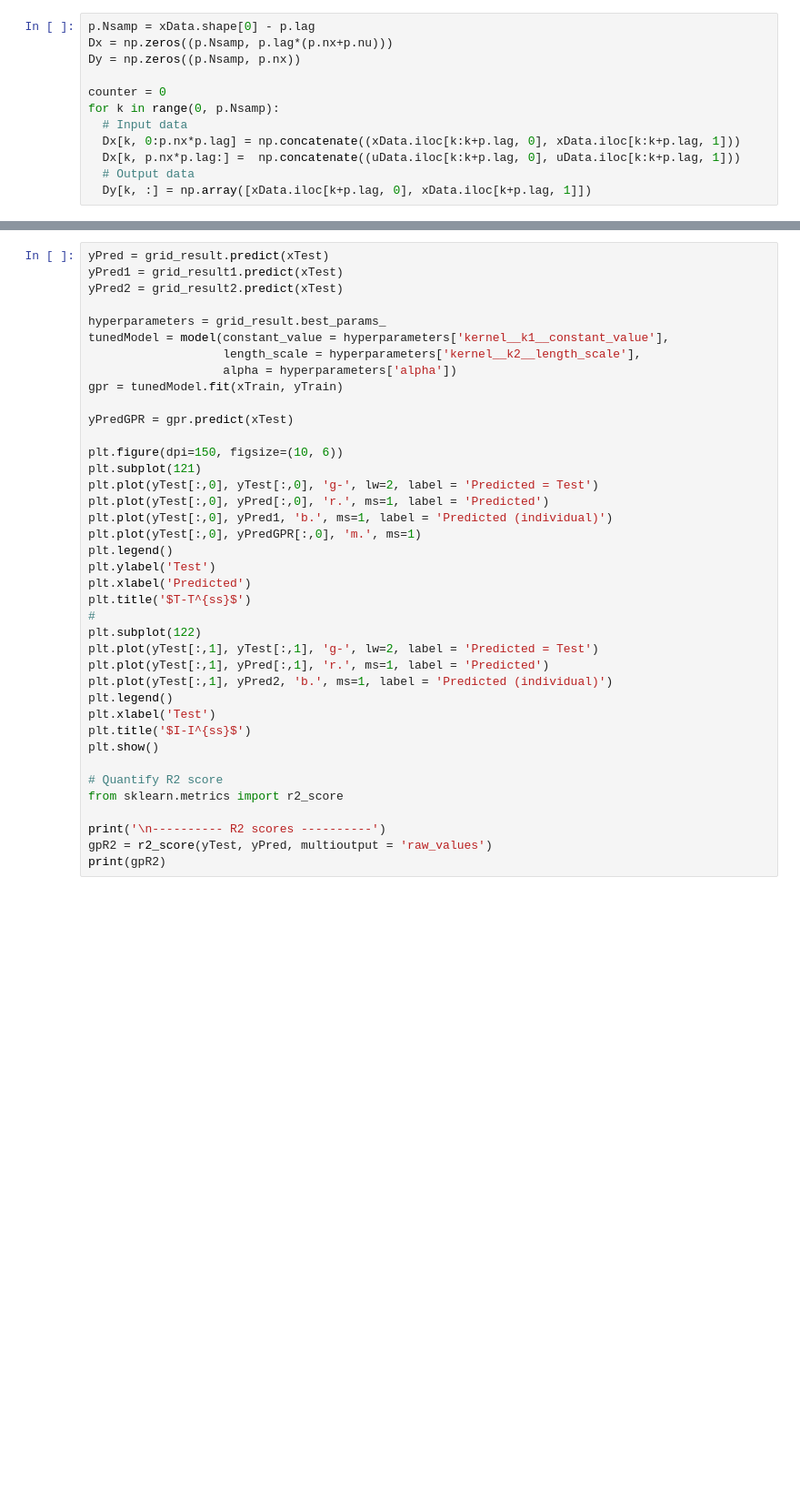
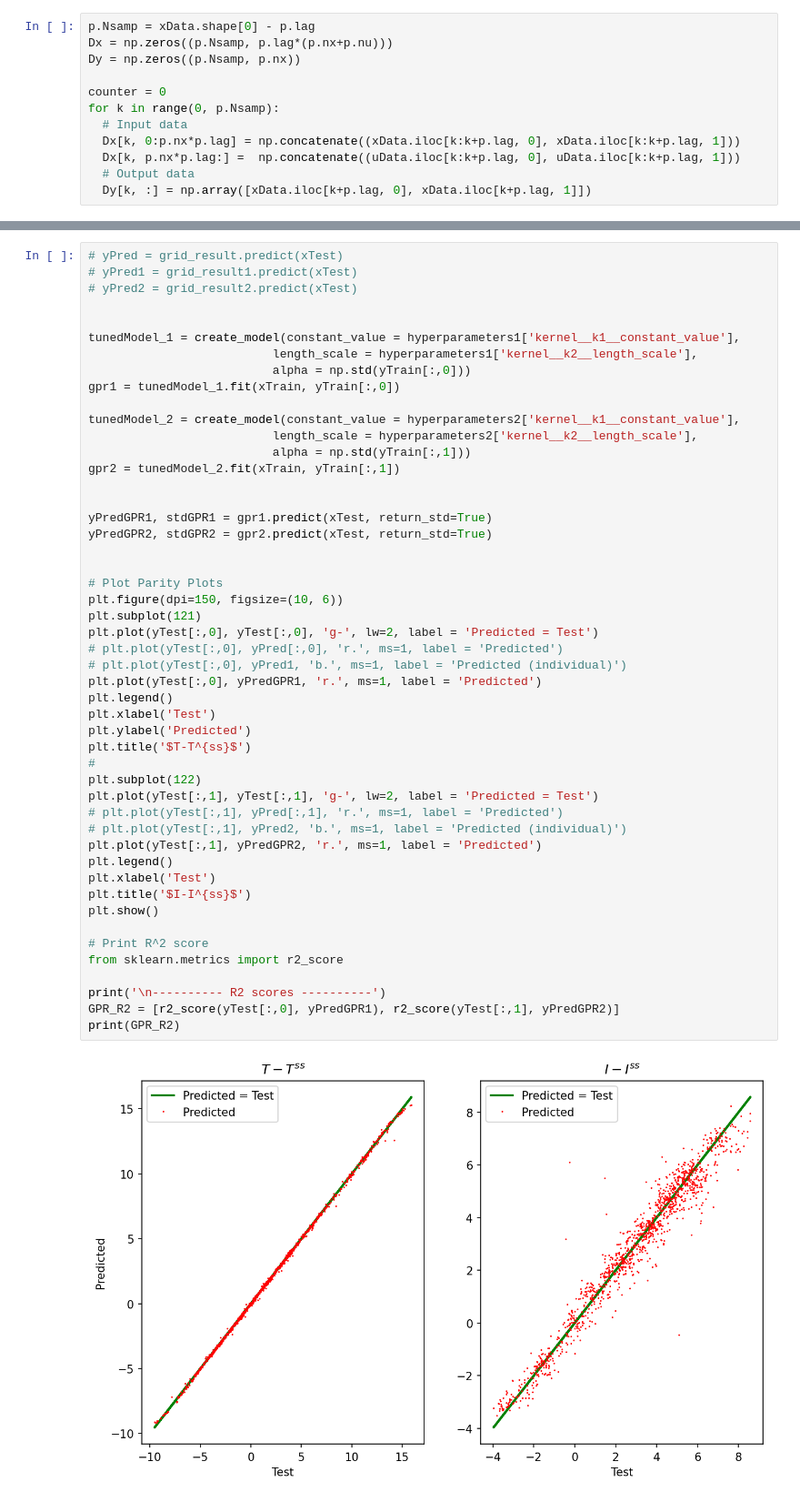
Before and after one commit to adbonzanini/ML-for-plasmas, a Jupyter notebook: APPJ_Dynamic_Model/APPJ_Dynamic_Modeling_GP.ipynb, the cells around one changed output, grey strips where cells are left out. Shown at 91% size. Drawn from its saved outputs; the diff is of its cells as text; blank space fills up the shorter version.

```diff
--- a/APPJ_Dynamic_Model/APPJ_Dynamic_Modeling_GP.ipynb
+++ b/APPJ_Dynamic_Model/APPJ_Dynamic_Modeling_GP.ipynb
@@ -209,40 +239,51 @@ Best: 0.965193 using {'alpha': 0.001, 'kernel__k1__constant_value': 0.5, 'kernel
 # %%
-yPred = grid_result.predict(xTest)
-yPred1 = grid_result1.predict(xTest)
-yPred2 = grid_result2.predict(xTest)
+# yPred = grid_result.predict(xTest)
+# yPred1 = grid_result1.predict(xTest)
+# yPred2 = grid_result2.predict(xTest)
 
-hyperparameters = grid_result.best_params_
-tunedModel = model(constant_value = hyperparameters['kernel__k1__constant_value'],
-                   length_scale = hyperparameters['kernel__k2__length_scale'],
-                   alpha = hyperparameters['alpha'])
-gpr = tunedModel.fit(xTrain, yTrain)
 
-yPredGPR = gpr.predict(xTest)
+tunedModel_1 = create_model(constant_value = hyperparameters1['kernel__k1__constant_value'],
+                          length_scale = hyperparameters1['kernel__k2__length_scale'],
+                          alpha = np.std(yTrain[:,0]))
+gpr1 = tunedModel_1.fit(xTrain, yTrain[:,0])
 
+tunedModel_2 = create_model(constant_value = hyperparameters2['kernel__k1__constant_value'],
+                          length_scale = hyperparameters2['kernel__k2__length_scale'],
+                          alpha = np.std(yTrain[:,1]))
+gpr2 = tunedModel_2.fit(xTrain, yTrain[:,1])
+
+
+yPredGPR1, stdGPR1 = gpr1.predict(xTest, return_std=True)
+yPredGPR2, stdGPR2 = gpr2.predict(xTest, return_std=True)
+
+
+# Plot Parity Plots
 plt.figure(dpi=150, figsize=(10, 6))
 plt.subplot(121)
 plt.plot(yTest[:,0], yTest[:,0], 'g-', lw=2, label = 'Predicted = Test')
-plt.plot(yTest[:,0], yPred[:,0], 'r.', ms=1, label = 'Predicted')
-plt.plot(yTest[:,0], yPred1, 'b.', ms=1, label = 'Predicted (individual)')
-plt.plot(yTest[:,0], yPredGPR[:,0], 'm.', ms=1)
+# plt.plot(yTest[:,0], yPred[:,0], 'r.', ms=1, label = 'Predicted')
+# plt.plot(yTest[:,0], yPred1, 'b.', ms=1, label = 'Predicted (individual)')
+plt.plot(yTest[:,0], yPredGPR1, 'r.', ms=1, label = 'Predicted')
 plt.legend()
-plt.ylabel('Test')
-plt.xlabel('Predicted')
+plt.xlabel('Test')
+plt.ylabel('Predicted')
 plt.title('$T-T^{ss}$')
 #
 plt.subplot(122)
 plt.plot(yTest[:,1], yTest[:,1], 'g-', lw=2, label = 'Predicted = Test')
-plt.plot(yTest[:,1], yPred[:,1], 'r.', ms=1, label = 'Predicted')
-plt.plot(yTest[:,1], yPred2, 'b.', ms=1, label = 'Predicted (individual)')
+# plt.plot(yTest[:,1], yPred[:,1], 'r.', ms=1, label = 'Predicted')
+# plt.plot(yTest[:,1], yPred2, 'b.', ms=1, label = 'Predicted (individual)')
+plt.plot(yTest[:,1], yPredGPR2, 'r.', ms=1, label = 'Predicted')
 plt.legend()
 plt.xlabel('Test')
 plt.title('$I-I^{ss}$')
 plt.show()
 
-# Quantify R2 score
+# Print R^2 score
 from sklearn.metrics import r2_score
 
 print('\n---------- R2 scores ----------')
-gpR2 = r2_score(yTest, yPred, multioutput = 'raw_values')
-print(gpR2)
+GPR_R2 = [r2_score(yTest[:,0], yPredGPR1), r2_score(yTest[:,1], yPredGPR2)]
+print(GPR_R2)
 # %% [output]
+[figure, added]
```
Also changed, not shown: parts of 13 cells of this notebook.
